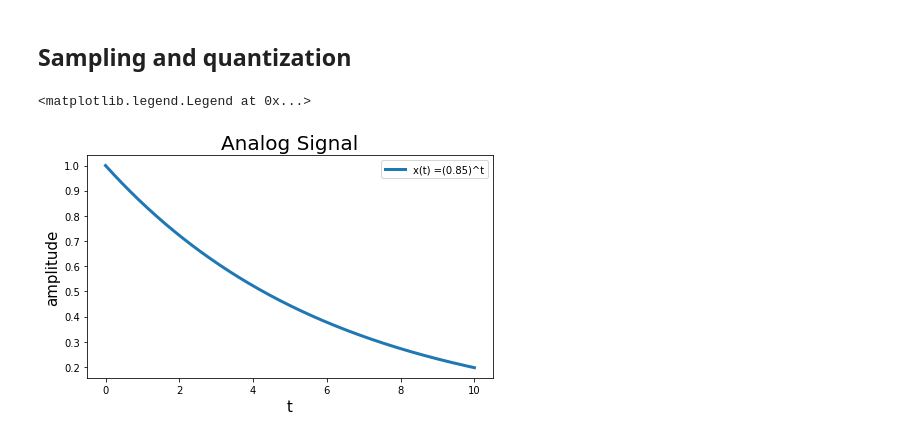
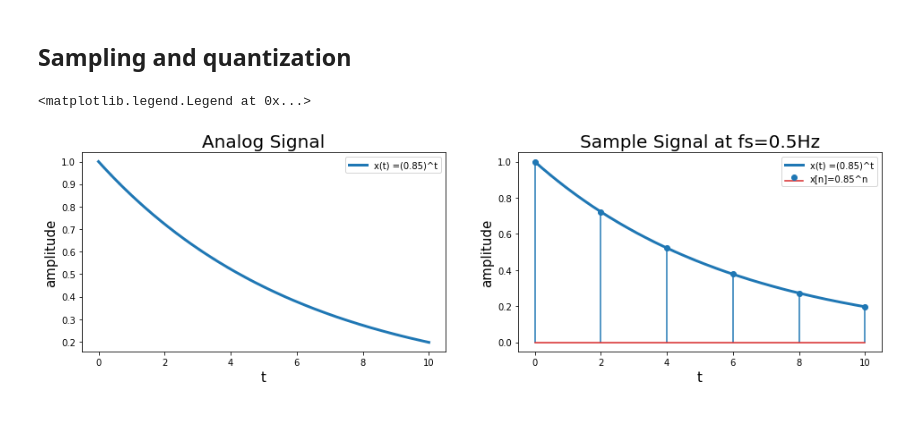
Before and after one commit to Mohanesh-Ravi/Nearables_lab, a Jupyter notebook: Signal processing/signal_processing.ipynb, the cells around one changed output. Saved outputs shown, nothing was run; the diff lists cells and outputs as text; code cells hidden in the pictures.

Commit message:
created 1 cell with basic signal generation, sampling, quantization

```diff
--- a/Signal processing/signal_processing.ipynb
+++ b/Signal processing/signal_processing.ipynb
@@ -36,30 +36,75 @@ Successfully installed contourpy-1.1.1 cycler-0.12.1 fonttools-4.57.0 importlib-
 # %%
 # define a signal
 
 t = np.linspace(0,10,1000) #seconds (this is not really continuous)
 
 #x=(0.85)^t
 
 x = (0.85)**t
 
 plt.figure(figsize=(16,9)) #set the size of figure
 
 #1. Plotting "Analog" signal
 plt.subplot(2,2,1)
 plt.title('Analog Signal', fontsize=20)
 plt.plot(t,x, linewidth=3, label='x(t) =(0.85)^t')
 plt.xlabel('t', fontsize=15)
 plt.ylabel('amplitude', fontsize=15)
 plt.legend(loc='upper right')
 
 
 
 #2. Sampling and plotting of "Sampled" signal
 fs =0.5 #Hz
 
 #define samples
-n=np.arrange(np.min(t),np.max(t)+1/fs,1/fs) #samples at 0.5Hz
+n=np.arange(np.min(t),np.max(t)+1/fs,1/fs) #samples at 0.5Hz
 x_s =(0.85)**n #exponential signal
+
+plt.subplot(2,2,2)
+plt.title('Sample Signal at fs='+str(fs)+'Hz',fontsize=20)
+plt.plot(t,x, linewidth=3, label='x(t) =(0.85)^t')
+plt.stem(n,x_s, label ='x[n]=0.85^n', )
+plt.xlabel('t', fontsize=15)
+plt.ylabel('amplitude', fontsize=15)
+plt.legend(loc='upper right')
+
+#3. Quantization
+#assuming quantizer range is 0.1 to 1.0 (1 decimal digit)
+plt.subplot(2,2,3)
+plt.title('Quantized Signal', fontsize=20)
+plt.plot(t,x, linewidth=3)
+plt.stem(n,x_s, linewidth=3)
+plt.xlabel('n', fontsize=15)
+plt.ylabel('Range of quantizer', fontsize=15)
+plt.axhline(y=0.1, xmin=0, xmax=10, color='r')
+plt.axhline(y=0.2, xmin=0, xmax=10, color='r')
+plt.axhline(y=0.3, xmin=0, xmax=10, color='r')
+plt.axhline(y=0.4, xmin=0, xmax=10, color='r')
+plt.axhline(y=0.5, xmin=0, xmax=10, color='r')
+plt.axhline(y=0.6, xmin=0, xmax=10, color='r')
+plt.axhline(y=0.7, xmin=0, xmax=10, color='r')
+plt.axhline(y=0.8, xmin=0, xmax=10, color='r')
+plt.axhline(y=0.9, xmin=0, xmax=10, color='r')
+plt.axhline(y=1.0, xmin=0, xmax=10, color='r')
+
+plt.subplot(2,2,4)
+plt.title('Quantized Signal', fontsize=20)
+xq=np.around(x_s,1) #quantized signal
+plt.stem(n,xq)
+plt.xlabel('n', fontsize=15)
+plt.ylabel('Quantized signal', fontsize=15)
+
+plt.axhline(y=0.1, xmin=0, xmax=10, color='r')
+plt.axhline(y=0.2, xmin=0, xmax=10, color='r')
+plt.axhline(y=0.3, xmin=0, xmax=10, color='r')
+plt.axhline(y=0.4, xmin=0, xmax=10, color='r')
+plt.axhline(y=0.5, xmin=0, xmax=10, color='r')
+plt.axhline(y=0.6, xmin=0, xmax=10, color='r')
+plt.axhline(y=0.7, xmin=0, xmax=10, color='r')
+plt.axhline(y=0.8, xmin=0, xmax=10, color='r')
+plt.axhline(y=0.9, xmin=0, xmax=10, color='r')
+plt.axhline(y=1.0, xmin=0, xmax=10, color='r')
 # %% [output]
 <matplotlib.legend.Legend at 0x...>
-[figure, old version]
+[figure, new version]
```
Also changed, not shown: 1 other file.
